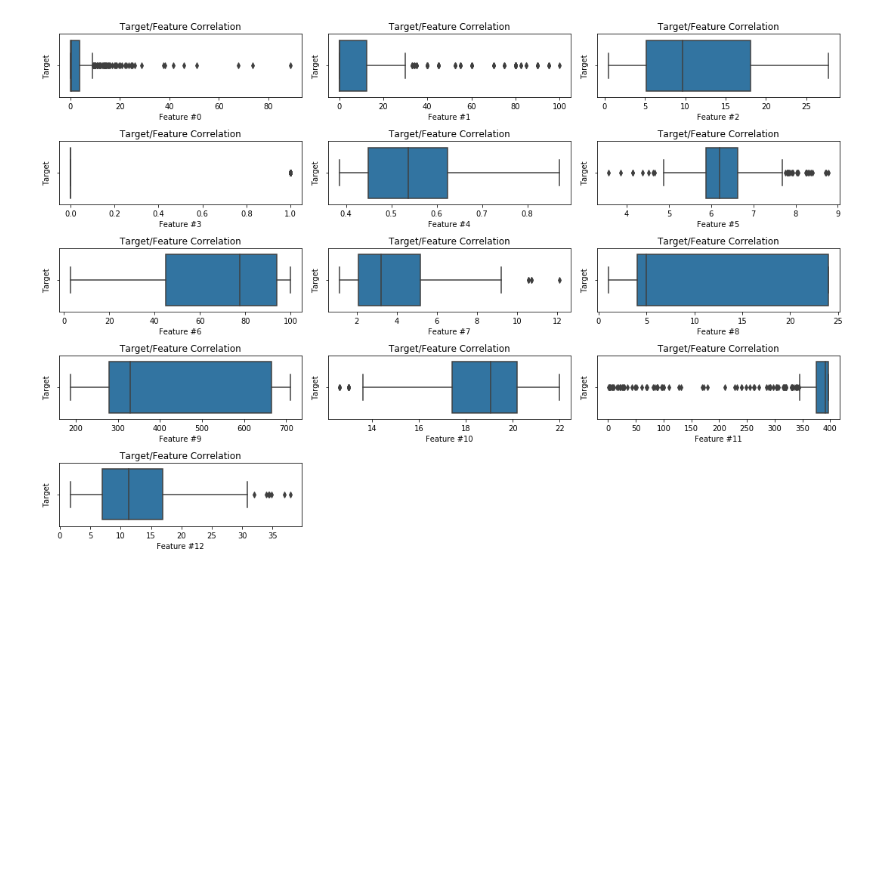
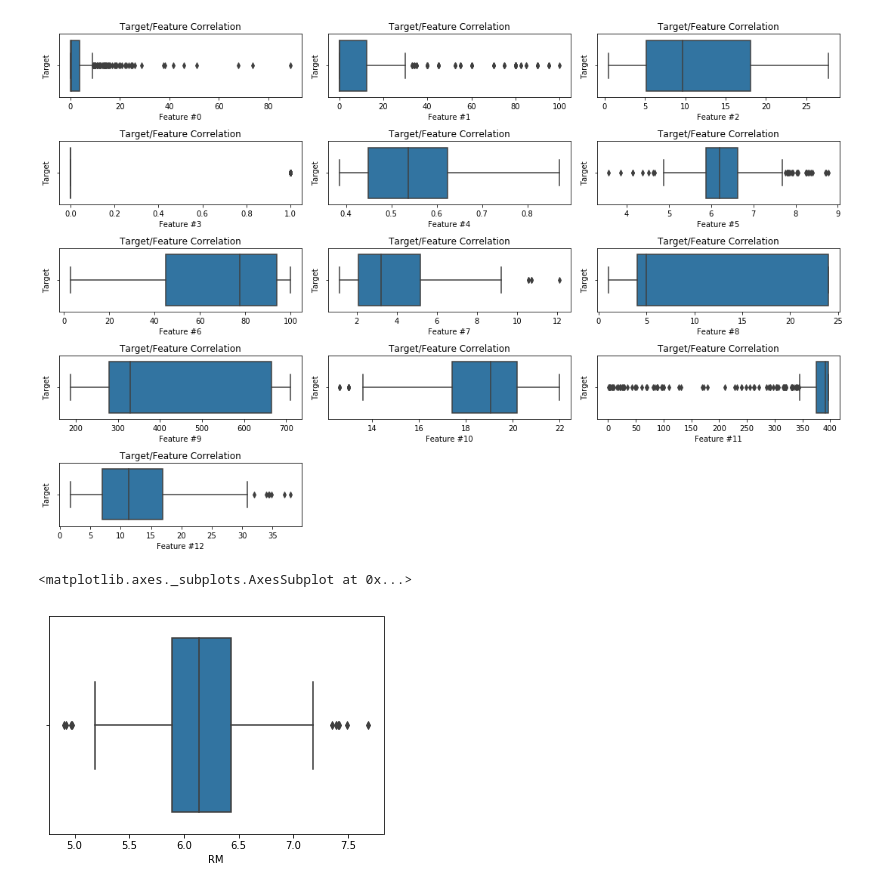
Before and after one commit to v-popov/ds_cheat_sheets, a Jupyter notebook: outliers.ipynb, the cells around one changed output. Saved outputs shown, nothing was run; the diff lists cells and outputs as text; code cells hidden in the pictures; blank space fills up the shorter version.

```diff
--- a/outliers.ipynb
+++ b/outliers.ipynb
@@ -162,3 +179,8 @@ for i in range(N_ROWS * N_COLS + extra_row):
 plt.tight_layout()
 # %% [output]
 [figure]
+# %%
+sns.boxplot(x=new_df['RM'])
+# %% [output]
+<matplotlib.axes._subplots.AxesSubplot at 0x...>
+[figure, added]
```
Also changed, not shown: parts of 9 cells of this notebook, 1 other file.
